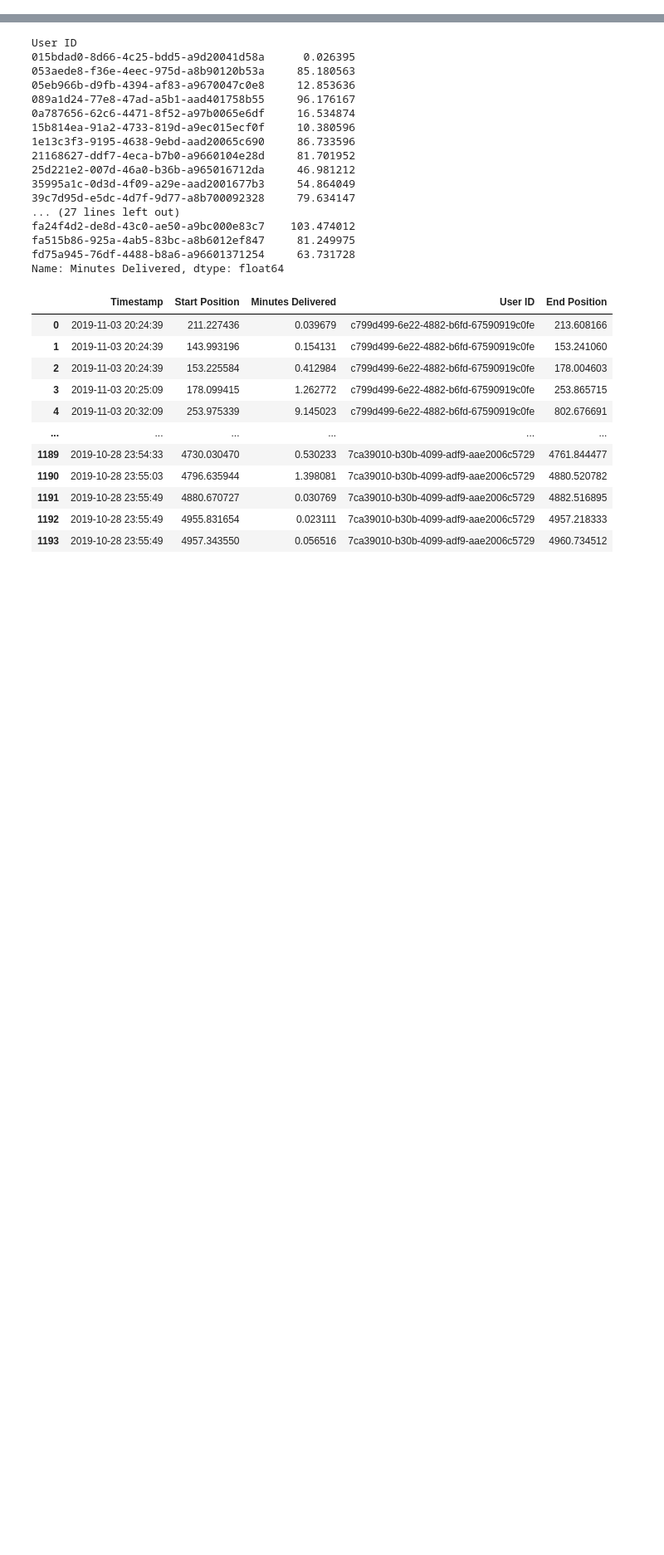
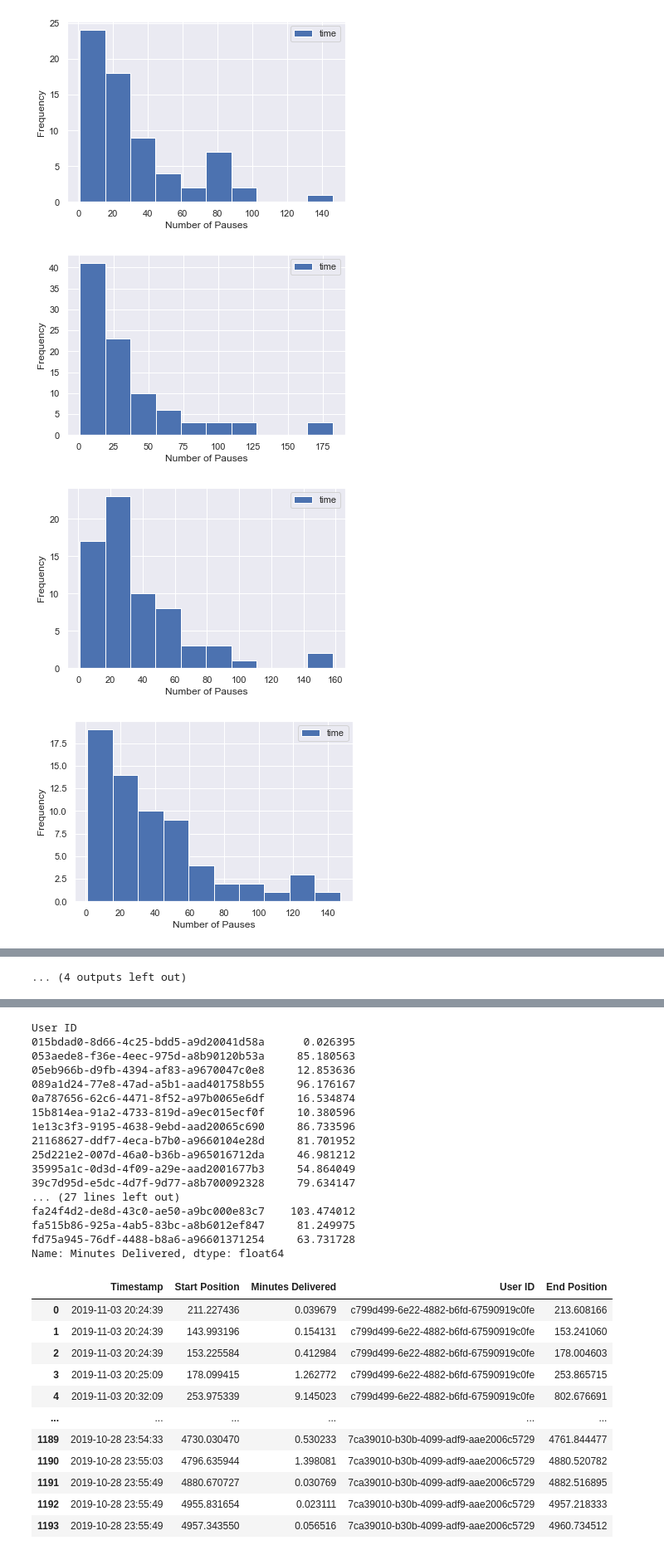
Before and after one commit to willcrichton/lecture-intelligence, a Jupyter notebook: notebooks/example-gili-changes.ipynb, the cells around one changed output, grey strips where cells are left out. Shown at 83% size. Saved outputs shown, nothing was run; the diff lists cells and outputs as text; code cells hidden in the pictures; blank space fills up the shorter version.

Commit message:
pause data notebook and other intermediate experiments

```diff
--- a/notebooks/example-gili-changes.ipynb
+++ b/notebooks/example-gili-changes.ipynb
@@ -37,0 +39,11 @@ plot_session_intervals(df[df['User ID'] == user_ids[13]])
+# %%
+user_ids = df['user'].unique()
+for lecture in LECTURES:
+    df = lecture.viewing_data()
+    df.groupby('user').count().plot.hist(y="time")
+    plt.xlabel("Number of Pauses")
+# %% [output]
+[figure, added]
+[figure, added]
+[figure, added]
+[figure, added]
@@ -37,0 +58 @@ plot_session_intervals(df[df['User ID'] == user_ids[13]])
+... (4 outputs left out)
```
Also changed, not shown: parts of 21 cells of this notebook.
